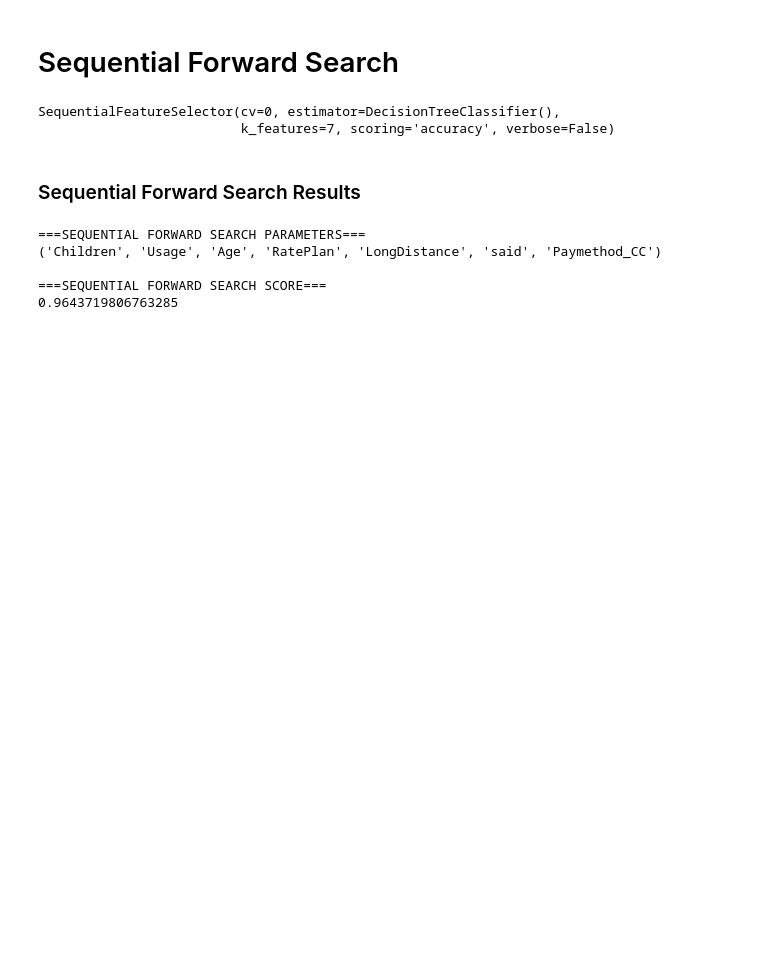
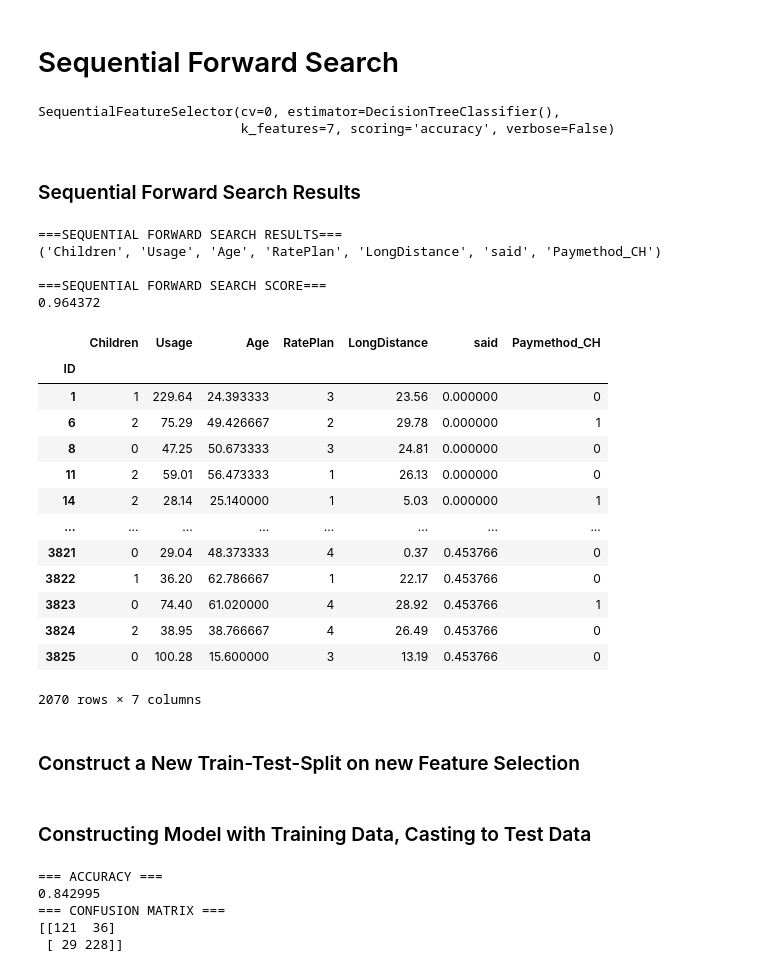
Before and after one commit to PaulBernert/CIS_508, a Jupyter notebook: CIS 508 Homework Assignment 4.ipynb, the cells around one changed output. Cells and saved outputs as stored; diff of their text form; code cells hidden in the pictures; blank space fills up the shorter version.

```diff
--- a/CIS 508 Homework Assignment 4.ipynb
+++ b/CIS 508 Homework Assignment 4.ipynb
@@ -395,10 +440,30 @@ print("===SEQUENTIAL FORWARD SEARCH RESULTS===")
 print(sequential_forward_search.k_feature_names_)
 print("")
 print("===SEQUENTIAL FORWARD SEARCH SCORE===")
-print(sequential_forward_search.k_score_)
+print(round(sequential_forward_search.k_score_,6))
 # %% [output]
-===SEQUENTIAL FORWARD SEARCH PARAMETERS===
-('Children', 'Usage', 'Age', 'RatePlan', 'LongDistance', 'said', 'Paymethod_CC')
+===SEQUENTIAL FORWARD SEARCH RESULTS===
+('Children', 'Usage', 'Age', 'RatePlan', 'LongDistance', 'said', 'Paymethod_CH')
 
 ===SEQUENTIAL FORWARD SEARCH SCORE===
-0.9643719806763285
+0.964372
+# %%
+sequential_forward_search_df = encoded_df[list(sequential_forward_search.k_feature_names_)]
+sequential_forward_search_df
+# %% [output]
+|  | Children | Usage | Age | RatePlan | LongDistance | said | Paymethod_CH |
+| ID |  |  |  |  |  |  |  |
+| 1 | 1 | 229.64 | 24.393333 | 3 | 23.56 | 0.000000 | 0 |
+| 6 | 2 | 75.29 | 49.426667 | 2 | 29.78 | 0.000000 | 1 |
+| 8 | 0 | 47.25 | 50.673333 | 3 | 24.81 | 0.000000 | 0 |
+| 11 | 2 | 59.01 | 56.473333 | 1 | 26.13 | 0.000000 | 0 |
+| 14 | 2 | 28.14 | 25.140000 | 1 | 5.03 | 0.000000 | 1 |
+| ... | ... | ... | ... | ... | ... | ... | ... |
+| 3821 | 0 | 29.04 | 48.373333 | 4 | 0.37 | 0.453766 | 0 |
+| 3822 | 1 | 36.20 | 62.786667 | 1 | 22.17 | 0.453766 | 0 |
+| 3823 | 0 | 74.40 | 61.020000 | 4 | 28.92 | 0.453766 | 1 |
+| 3824 | 2 | 38.95 | 38.766667 | 4 | 26.49 | 0.453766 | 0 |
+| 3825 | 0 | 100.28 | 15.600000 | 3 | 13.19 | 0.453766 | 0 |
+2070 rows × 7 columns
+# %% [markdown]
+### Construct a New Train-Test-Split on new Feature Selection
@@ -404,0 +473,2 @@ print(sequential_forward_search.k_score_)
+# %% [markdown]
+### Constructing Model with Training Data, Casting to Test Data
@@ -404,0 +479,9 @@ print(sequential_forward_search.k_score_)
+# %%
+accuracy_output(random_forest)
+confusion_output(y_test, random_forest_prediction)
+# %% [output]
+=== ACCURACY ===
+0.842995
+=== CONFUSION MATRIX ===
+[[121  36]
+ [ 29 228]]
```
Also changed, not shown: parts of 16 cells of this notebook.
